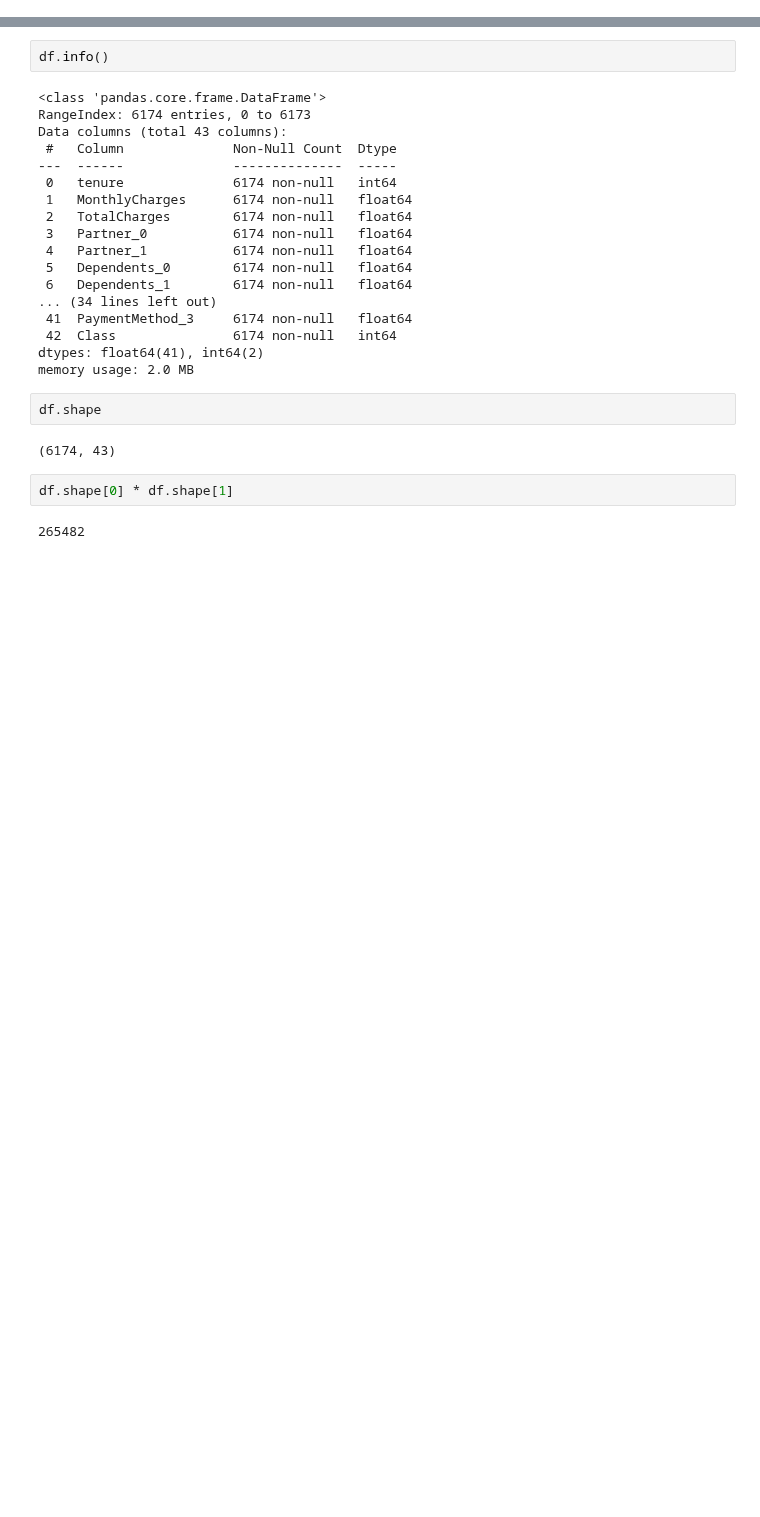
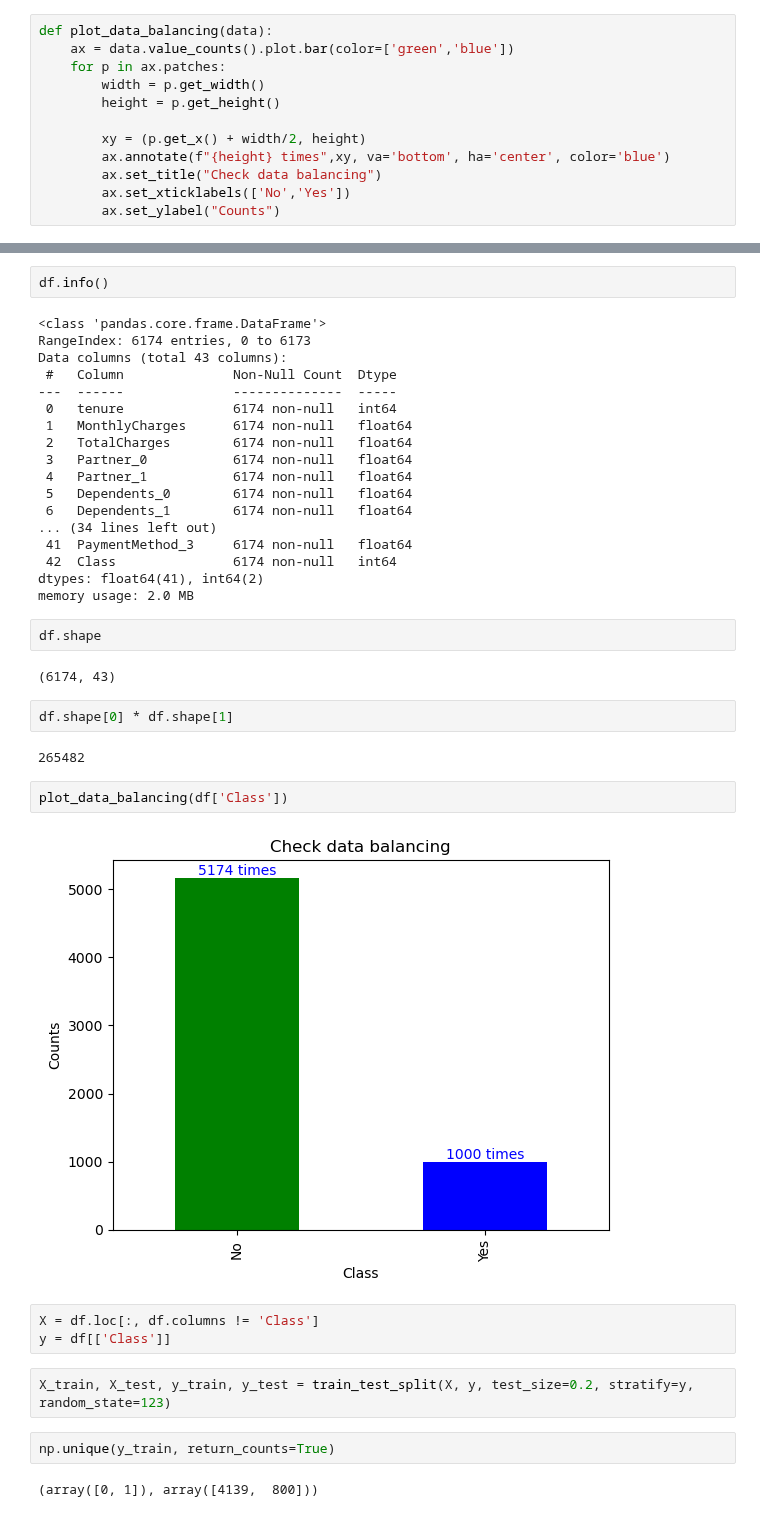
Before and after one commit to htetaunglynn94/coursera, a Jupyter notebook: ibm_ml_series/supervised_ml_classification/module_6/final_project.ipynb, the cells around one changed output, grey strips where cells are left out. Saved outputs shown, nothing was run; the diff lists cells and outputs as text; blank space fills up the shorter version.

```diff
--- a/ibm_ml_series/supervised_ml_classification/module_6/final_project.ipynb
+++ b/ibm_ml_series/supervised_ml_classification/module_6/final_project.ipynb
@@ -7,3 +43,15 @@ import matplotlib.pyplot as plt
+# %%
+def plot_data_balancing(data):
+    ax = data.value_counts().plot.bar(color=['green','blue'])
+    for p in ax.patches:
+        width = p.get_width()
+        height = p.get_height()
+
+        xy = (p.get_x() + width/2, height)
+        ax.annotate(f"{height} times",xy, va='bottom', ha='center', color='blue')
+        ax.set_title("Check data balancing")
+        ax.set_xticklabels(['No','Yes'])
+        ax.set_ylabel("Counts")
 # %%
 df = pd.read_csv('https://cf-courses-data.s3.us.cloud-object-storage.appdomain.cloud/IBM-ML201EN-SkillsNetwork/labs/module_4/datasets/im_churn.csv', index_col=False)
 # %%
@@ -44,3 +92,16 @@ df.shape
 df.shape[0] * df.shape[1]
 # %% [output]
 265482
+# %%
+plot_data_balancing(df['Class'])
+# %% [output]
+[figure, added]
+# %%
+X = df.loc[:, df.columns != 'Class']
+y = df[['Class']]
+# %%
+X_train, X_test, y_train, y_test = train_test_split(X, y, test_size=0.2, stratify=y, random_state=123)
+# %%
+np.unique(y_train, return_counts=True)
+# %% [output]
+(array([0, 1]), array([4139,  800]))
```
Also changed, not shown: parts of 6 cells of this notebook, 2 other files.
